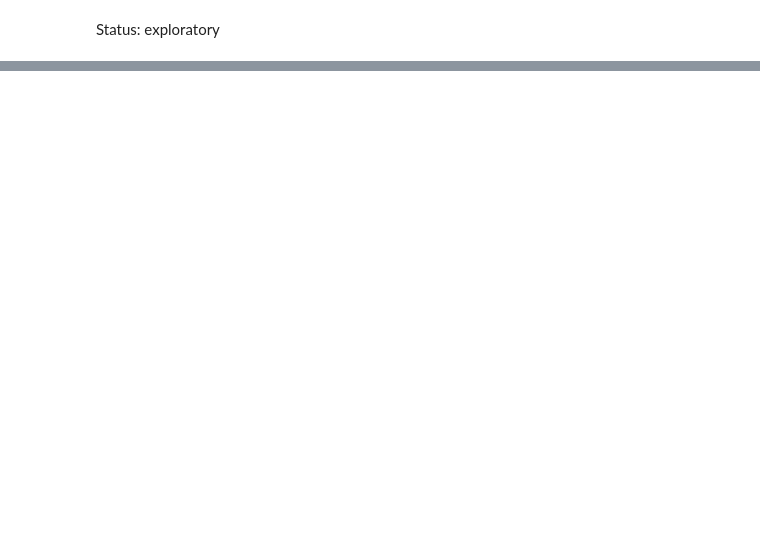
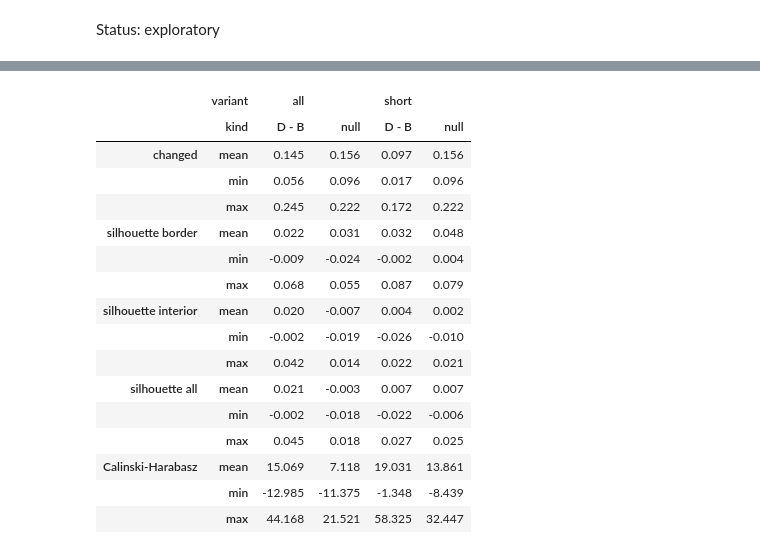
Before and after one commit to uderhardtlab/truncated_graphs, a Jupyter notebook: notebooks/exploratory/boundary_effects_clustering.ipynb, the cells around one changed output, grey strips where cells are left out. Cells and saved outputs as stored; diff of their text form; code cells hidden in the pictures; blank space fills up the shorter version.

```diff
--- a/notebooks/exploratory/boundary_effects_clustering.ipynb
+++ b/notebooks/exploratory/boundary_effects_clustering.ipynb
@@ -1133,0 +293,20 @@ plt.show()
+# %%
+rows = []
+for v, S_corr in spaces.items():
+    Lc = labels_corr[v]
+    for cell, lab, space_name, space in [("A", L0, "S0", S0), ("B", L0, "S_corr", S_corr),
+                                         ("C", Lc, "S0", S0), ("D", Lc, "S_corr", S_corr)]:
+        rows.append({"variant": v, "cell": cell, "labels": "L0" if lab is L0 else "L_corr", "space": space_name,
+                     "n_clusters": len(np.unique(lab)), **tightness(space, lab)})
+table = pd.DataFrame(rows).set_index(["variant", "cell"])
+table.to_csv(OUT_DIR / "tightness_2x2.csv")
+
+metrics = [f"silhouette {z}" for z in ZONES] + ["silhouette all", "Calinski-Harabasz"]
+deltas = pd.concat({
+    "D - B (reassignment)": table.xs("D", level="cell")[metrics] - table.xs("B", level="cell")[metrics],
+    "B - A (built in)": table.xs("B", level="cell")[metrics] - table.xs("A", level="cell")[metrics],
+    "C - A (sensitivity)": table.xs("C", level="cell")[metrics] - table.xs("A", level="cell")[metrics],
+}, names=["contrast"]).swaplevel().sort_index()
+deltas.to_csv(OUT_DIR / "tightness_deltas.csv")
+display(table.round(3))
+deltas.round(3)
@@ -1133,0 +336,36 @@ plt.show()
+# %%
+seed_rows = []
+L0_seeds = {s: joint_leiden(S0, seed=s) for s in range(N_SEEDS)}
+for v, S_corr in spaces.items():
+    T_ref = tightness(S_corr, L0_seeds[0])
+    for s in range(N_SEEDS):
+        Lc_s = joint_leiden(S_corr, seed=s)
+        T_B, T_D = tightness(S_corr, L0_seeds[s]), tightness(S_corr, Lc_s)
+        seed_rows.append({"variant": v, "seed": s, "kind": "D - B",
+                          "changed": changed_spots(L0_seeds[s], Lc_s).mean(),
+                          **{k: T_D[k] - T_B[k] for k in metrics}})
+        if s > 0:
+            seed_rows.append({"variant": v, "seed": s, "kind": "null",
+                              "changed": changed_spots(L0_seeds[0], L0_seeds[s]).mean(),
+                              **{k: T_B[k] - T_ref[k] for k in metrics}})
+seeds = pd.DataFrame(seed_rows)
+seeds.to_csv(OUT_DIR / "tightness_seed_null.csv", index=False)
+seeds.groupby(["variant", "kind"])[["changed"] + metrics].agg(["mean", "min", "max"]).round(3).T
+# %% [output]
+|  | variant | all |  | short |  |
+|  | kind | D - B | null | D - B | null |
+| changed | mean | 0.145 | 0.156 | 0.097 | 0.156 |
+|  | min | 0.056 | 0.096 | 0.017 | 0.096 |
+|  | max | 0.245 | 0.222 | 0.172 | 0.222 |
+| silhouette border | mean | 0.022 | 0.031 | 0.032 | 0.048 |
+|  | min | -0.009 | -0.024 | -0.002 | 0.004 |
+|  | max | 0.068 | 0.055 | 0.087 | 0.079 |
+| silhouette interior | mean | 0.020 | -0.007 | 0.004 | 0.002 |
+|  | min | -0.002 | -0.019 | -0.026 | -0.010 |
+|  | max | 0.042 | 0.014 | 0.022 | 0.021 |
+| silhouette all | mean | 0.021 | -0.003 | 0.007 | 0.007 |
+|  | min | -0.002 | -0.018 | -0.022 | -0.006 |
+|  | max | 0.045 | 0.018 | 0.027 | 0.025 |
+| Calinski-Harabasz | mean | 15.069 | 7.118 | 19.031 | 13.861 |
+|  | min | -12.985 | -11.375 | -1.348 | -8.439 |
+|  | max | 44.168 | 21.521 | 58.325 | 32.447 |
```
Also changed, not shown: parts of 79 cells of this notebook, 30 other files.
